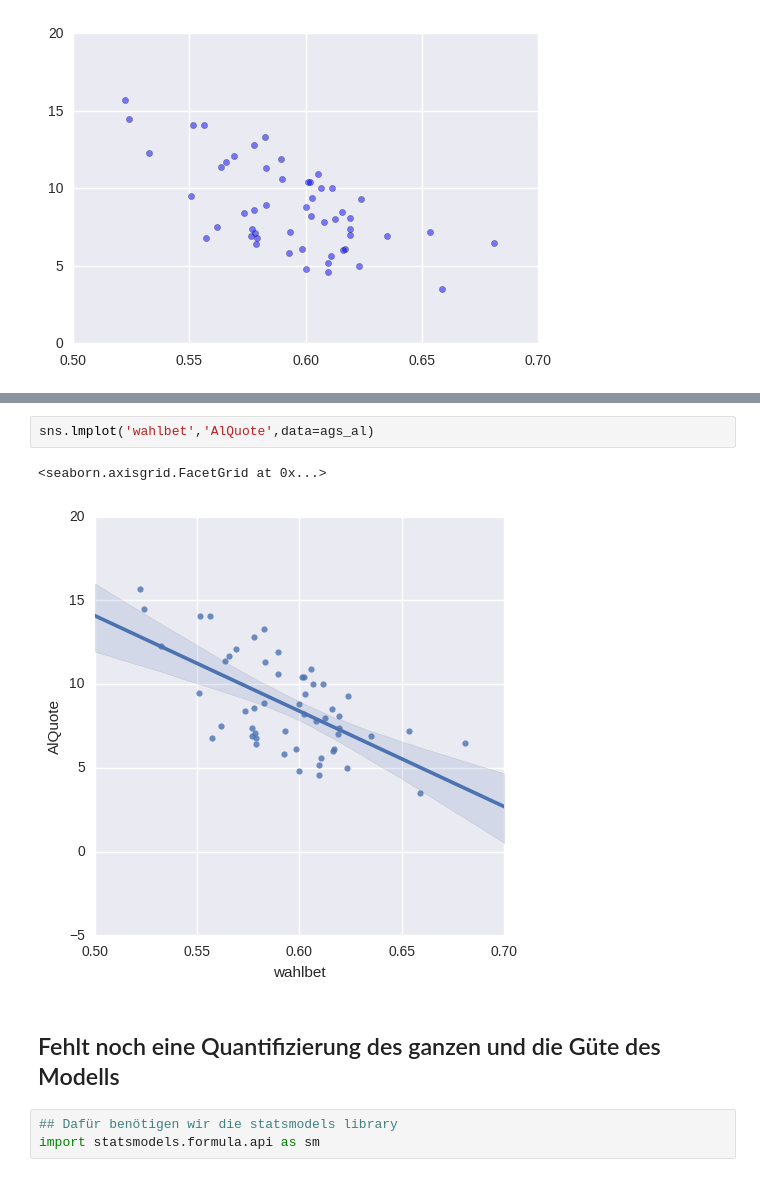
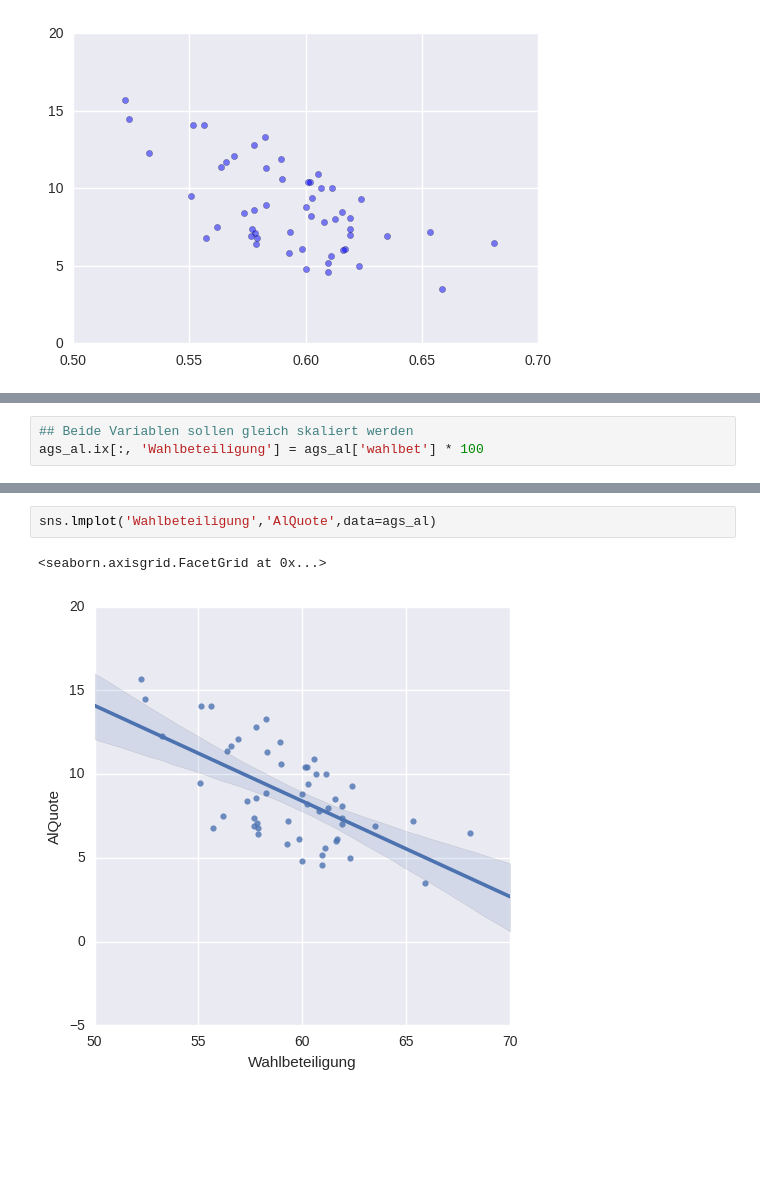
Before and after one commit to xlko/WahlbeteiligungNRW, a Jupyter notebook: WahlbeteiligungNRW.ipynb, the cells around one changed output, grey strips where cells are left out. Drawn from its saved outputs; the diff is of its cells as text; blank space fills up the shorter version.

```diff
--- a/WahlbeteiligungNRW.ipynb
+++ b/WahlbeteiligungNRW.ipynb
@@ -536,0 +536,3 @@ plt.xlim([0.5,0.7])
+# %%
+## Beide Variablen sollen gleich skaliert werden
+ags_al.ix[:, 'Wahlbeteiligung'] = ags_al['wahlbet'] * 100
@@ -537,10 +578,5 @@ plt.xlim([0.5,0.7])
 # %%
-sns.lmplot('wahlbet','AlQuote',data=ags_al)
+sns.lmplot('Wahlbeteiligung','AlQuote',data=ags_al)
 # %% [output]
 <seaborn.axisgrid.FacetGrid at 0x...>
-[figure, old version]
+[figure, new version]
-# %% [markdown]
-## Fehlt noch eine Quantifizierung des ganzen und die Güte des Modells
-# %%
-## Dafür benötigen wir die statsmodels library
-import statsmodels.formula.api as sm
```
Also changed, not shown: parts of 7 cells of this notebook, 2 other files.
